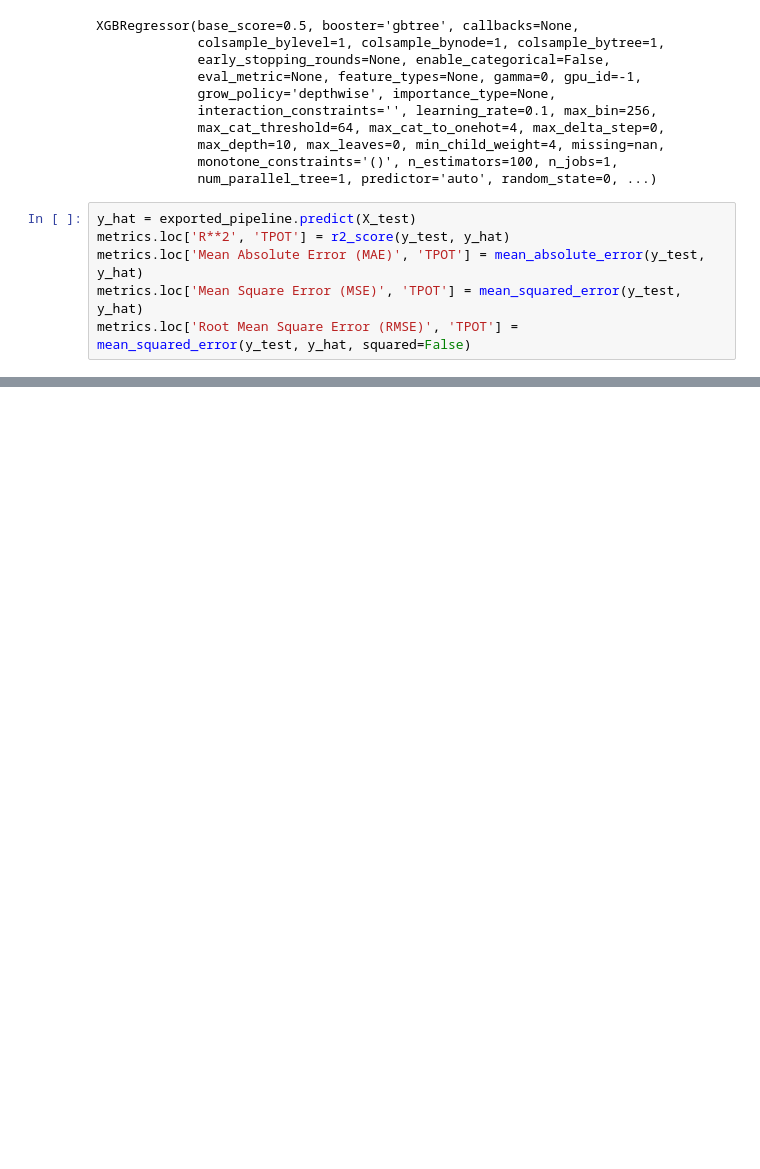
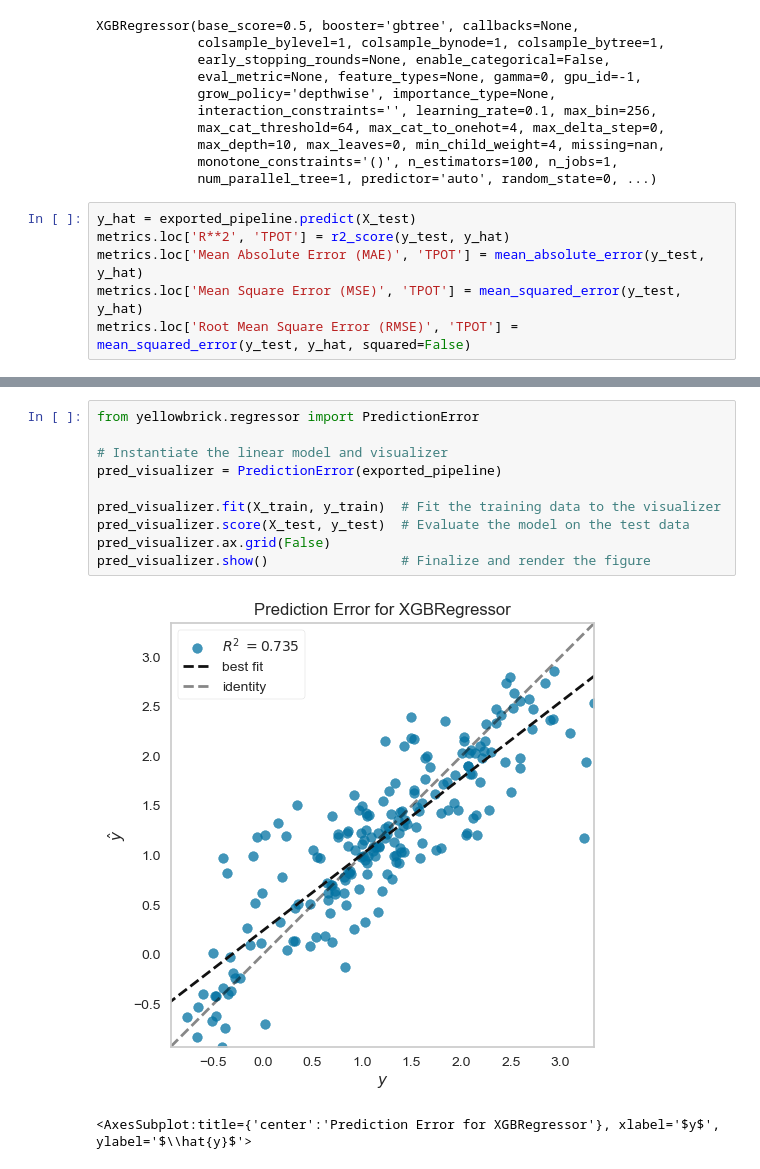
Before and after one commit to dmulysses/ml-regression-pkbhx, a Jupyter notebook: ml-regression-pkbhx.ipynb, the cells around one changed output, grey strips where cells are left out. Saved outputs shown, nothing was run; the diff lists cells and outputs as text; blank space fills up the shorter version.

```diff
--- a/ml-regression-pkbhx.ipynb
+++ b/ml-regression-pkbhx.ipynb
@@ -398,0 +413,13 @@ metrics
+# %%
+from yellowbrick.regressor import PredictionError
+
+# Instantiate the linear model and visualizer
+pred_visualizer = PredictionError(exported_pipeline)
+
+pred_visualizer.fit(X_train, y_train)  # Fit the training data to the visualizer
+pred_visualizer.score(X_test, y_test)  # Evaluate the model on the test data
+pred_visualizer.ax.grid(False)
+pred_visualizer.show()                 # Finalize and render the figure
+# %% [output]
+[figure, added]
+<AxesSubplot:title={'center':'Prediction Error for XGBRegressor'}, xlabel='$y$', ylabel='$\\hat{y}$'>
```
Also changed, not shown: parts of 4 cells of this notebook.
